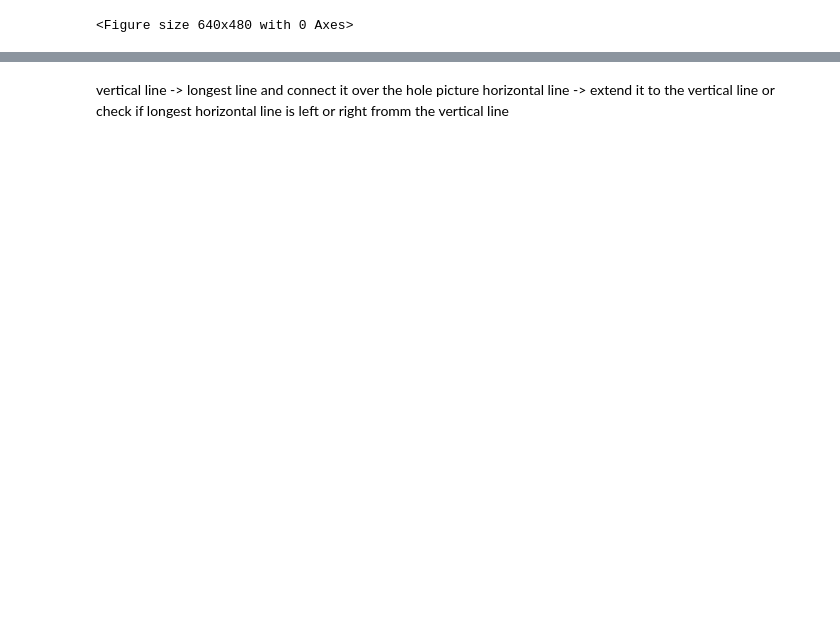
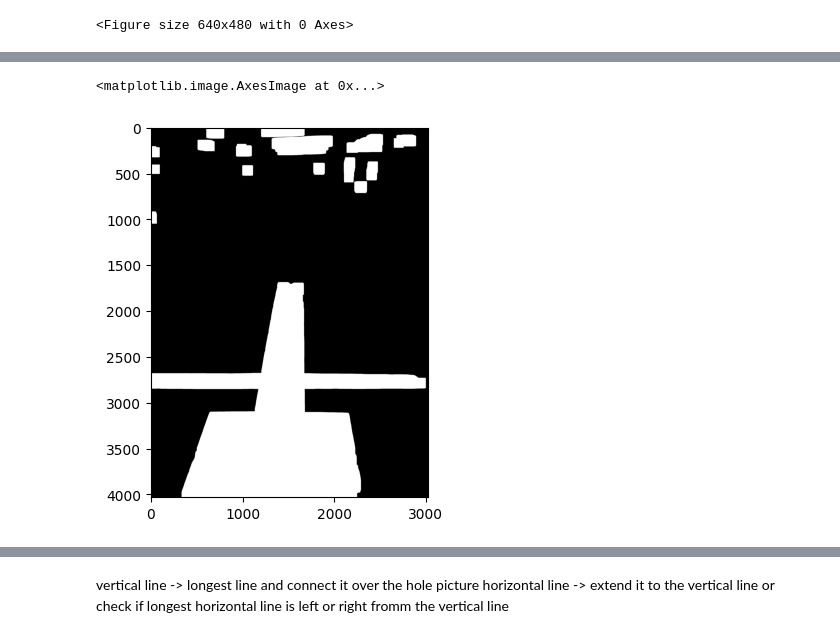
Before and after one commit to hendric-popma/project_bums, a Jupyter notebook: test_img7546.ipynb, the cells around one changed output, grey strips where cells are left out. Cells and saved outputs as stored; diff of their text form; code cells hidden in the pictures; blank space fills up the shorter version.

```diff
--- a/test_img7546.ipynb
+++ b/test_img7546.ipynb
@@ -17,0 +19,6 @@ plt.imshow(seg)
+# %%
+seg = cv2.dilate(seg, np.ones((7,7)), iterations=8) #7
+plt.imshow(seg)
+# %% [output]
+<matplotlib.image.AxesImage at 0x...>
+[figure, added]
```
Also changed, not shown: parts of 22 cells of this notebook, 2 other files.
